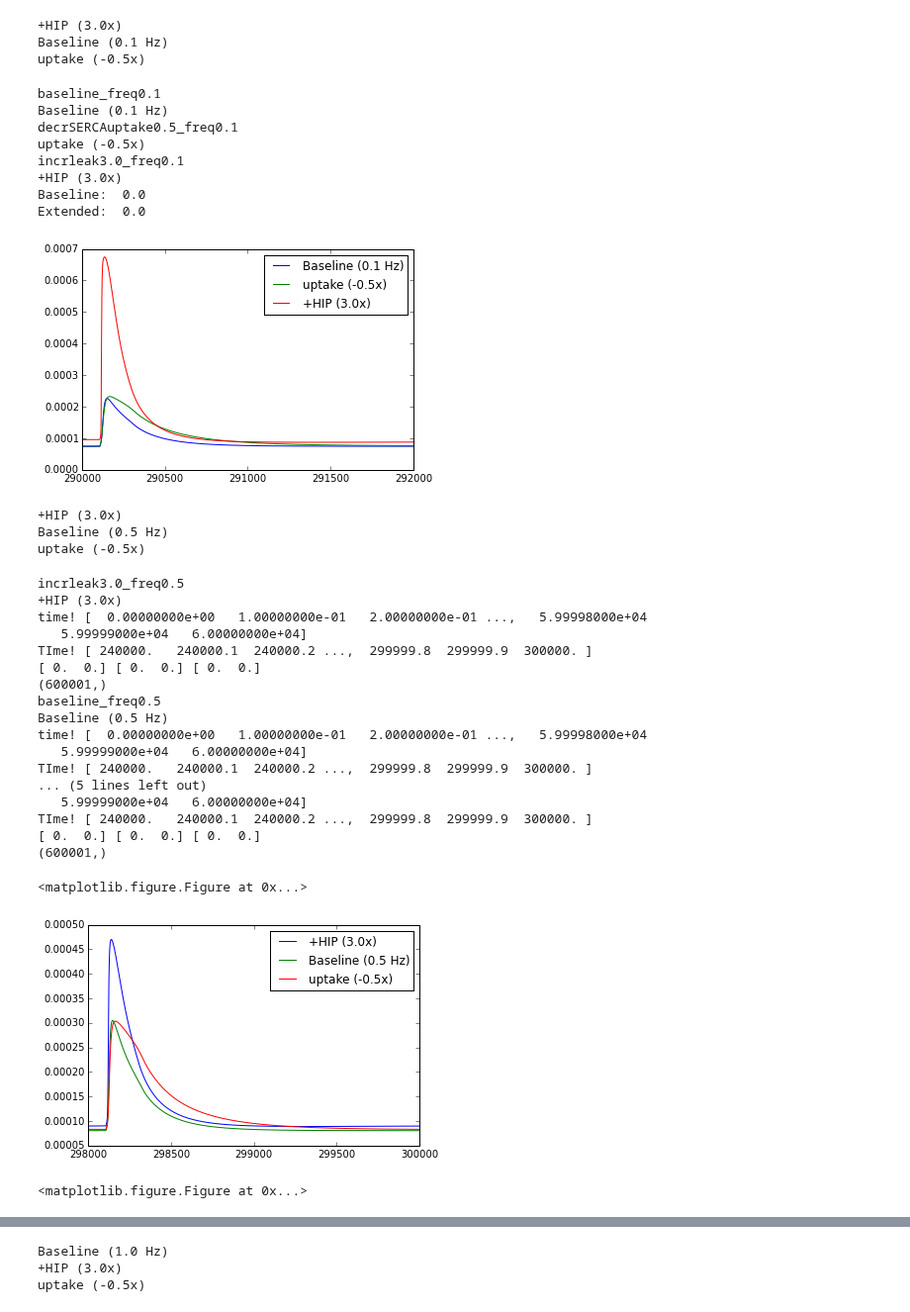
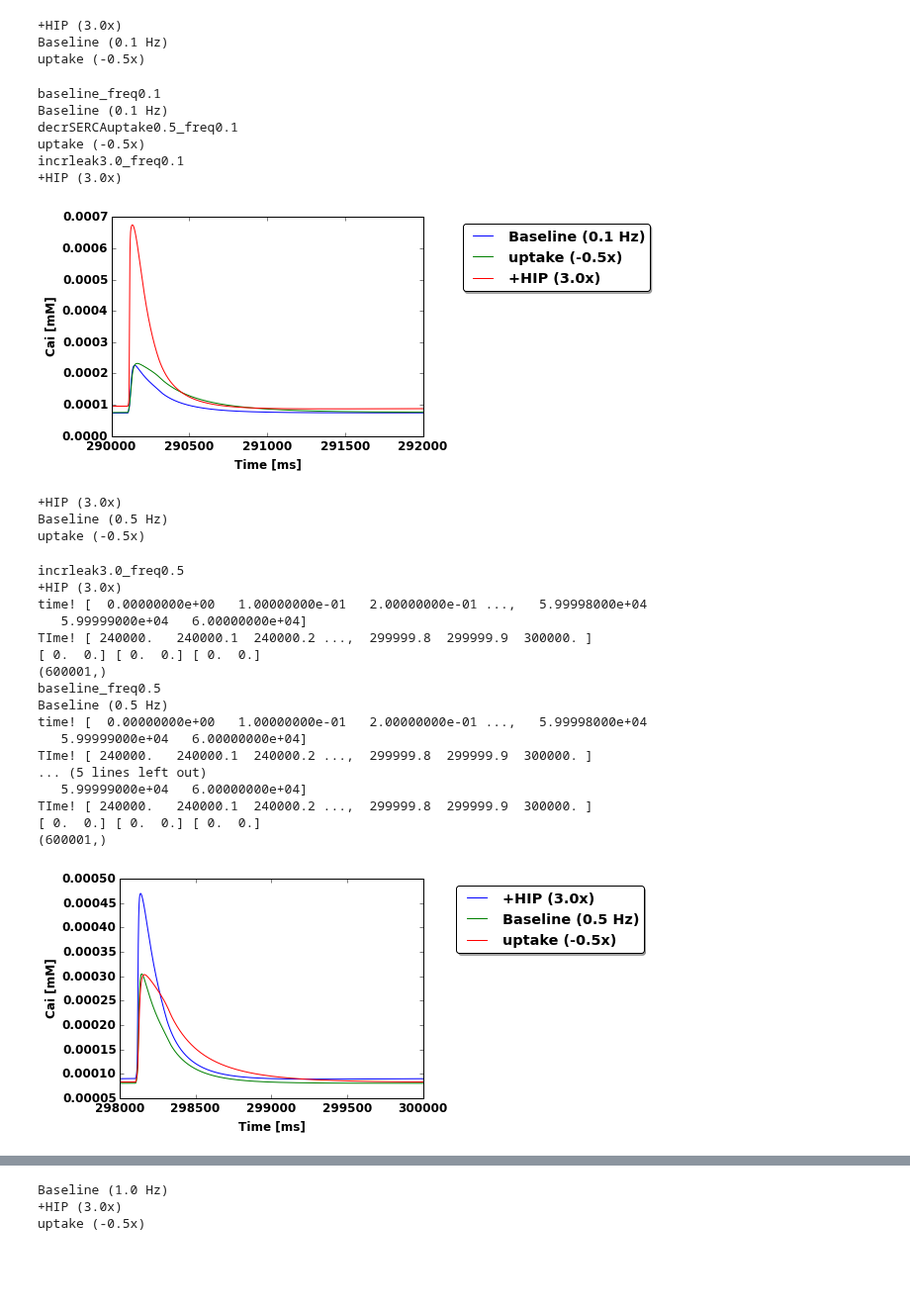
Before and after one commit to huskeypm/wholecell, a Jupyter notebook: despaSweep-paper.ipynb, the cells around one changed output, grey strips where cells are left out. Shown at 99% size. Drawn from its saved outputs; the diff is of its cells as text; code cells hidden in the pictures; blank space fills up the shorter version.

```diff
--- a/despaSweep-paper.ipynb
+++ b/despaSweep-paper.ipynb
@@ -159,2 +69,6 @@ plt.gcf().savefig(outFile)
+# %%
+font = {'weight' : 'bold',
+        'size'   : 12}
+matplotlib.rc('font', **font)
 # %% [markdown]
 #### Print all states/values
@@ -219,17 +114,17 @@ def init(freq_Hz=1.,
     case = Case.Case(tag=tag,label=label,args=args,nIntervals=nIntervals,T=T, name = name)
     caseDict[tag] = case
 
-    tag="decrSERCAuptake%3.1f_leak%3.1f_freq%3.1f"%(uptake,leak,freq_Hz)
-    label="uptake (-%3.1fx)"%uptake
-    name = root+"despa_%s.pickle"%(tag) # filename
-    args = [ # pass in cellml/gotran arguments (eg. in shannon_2004.ode)
-      "-var stim_period %f" % stim_period,
-      "-var V_max_Jpump %f " % (0.0053114*uptake), # 50% of uptake
-      "-var G_CaBk %f " % (0.0002513*leak), # baseline times 3.0
-      "-var G_NaBk %f " % (0.000297*leak) # baseline times 3.0
-      ]
-    case = Case.Case(tag=tag,label=label,args=args,nIntervals=nIntervals,T=T, name = name)
-    caseDict[tag] = case
+#    tag="decrSERCAuptake%3.1f_leak%3.1f_freq%3.1f"%(uptake,leak,freq_Hz)
+#    label="uptake (-%3.1fx)"%uptake
+#    name = root+"despa_%s.pickle"%(tag) # filename
+#    args = [ # pass in cellml/gotran arguments (eg. in shannon_2004.ode)
+#      "-var stim_period %f" % stim_period,
+#      "-var V_max_Jpump %f " % (0.0053114*uptake), # 50% of uptake
+#      "-var G_CaBk %f " % (0.0002513*leak), # baseline times 3.0
+#      "-var G_NaBk %f " % (0.000297*leak) # baseline times 3.0
+#      ]
+#    case = Case.Case(tag=tag,label=label,args=args,nIntervals=nIntervals,T=T, name = name)
+#    caseDict[tag] = case
 
     tag="incrleak%3.1f_freq%3.1f"%(leak,freq_Hz)
     label="+HIP (%3.1fx)"%leak
@@ -312,46 +207,41 @@ uptake (-0.5x)
 plt.figure()
 i=0
 max0_1=np.zeros(2)
 min0_1=np.zeros(2)
 diff0_1=np.zeros(2)
 for key, case in caseDicti.iteritems():
   print case.tag
   print case.label
   t = case.data['t']
   #t-= np.min(t)
   ti= t + T*(1-1/np.float(nIntervals)) # should define this elsewhere (dbl check)
   s = case.data['s']
   s_idx = case.data['s_idx']
 
 
   idx = s_idx.index("Cai")
   plt.plot(ti,s[:,idx],label=case.label)
 
   i=i+1
 
-#plt.figure()
-#idx = s_idx.index("Nai")
-#plt.plot(t,s[:,idx],label=case.label)
+plt.ylabel("Cai [mM]",**font)
+plt.xlabel("Time [ms]",**font)
 plt.xlim([290e3,292e3])
-plt.legend()
-outFile="%s.png"%case.name
-plt.gcf().savefig(outFile)
 
-#diff0_1b=diff0_1[0]
-#diff0_1x=diff0_1[1]
+outFile="decrSERCAuptake0.5_freq0.1_Cai.png"
 
-print "Baseline: ", diff0_1b
-print "Extended: ", diff0_1x
+plt.legend(bbox_to_anchor=(1.75,1.0),fancybox=True, shadow=True)
+plt.tight_layout()
+
+plt.gcf().savefig(outFile,bbox_extra_Artists=(),bbox_inches='tight')
 # %% [output]
 baseline_freq0.1
 Baseline (0.1 Hz)
 decrSERCAuptake0.5_freq0.1
 uptake (-0.5x)
 incrleak3.0_freq0.1
 +HIP (3.0x)
-Baseline:  0.0
-Extended:  0.0
-[figure, old version]
+[figure, new version]
 # %%
 freqi = "freq%3.1f"%(0.5)
 caseDicti = dict()
@@ -383,28 +273,21 @@ for key, case in caseDicti.iteritems():
 
   idx = s_idx.index("Cai")
   plt.plot(ti,s[:,idx],label=case.label)
- # print s[298e03:,idx]
- # max0_5[i] = np.amax(s[578e3:,idx])
- # min0_5[i] = np.amin(s[578e3:,idx])
- # diff0_5[i] = max0_5[i] - min0_5[i]
+
   print max0_5, min0_5, diff0_5
   i=i+1
   print np.shape(s[:,idx])
 
-#plt.figure()
-#idx = s_idx.index("Nai")
-#plt.plot(t,s[:,idx],label=case.label)
+plt.ylabel("Cai [mM]",**font)
+plt.xlabel("Time [ms]",**font)
 plt.xlim([298e3,300e3])
-plt.legend()
-outFile="%s.png"%case.name
-plt.gcf().savefig(outFile, dpi=300)
 
-plt.figure()
+outFile="decrSERCAuptake0.5_freq0.5_Cai.png"
 
-#diff0_5x=diff0_5[0]
+plt.legend(bbox_to_anchor=(1.75,1.0),fancybox=True, shadow=True)
+plt.tight_layout()
 
-#print "Baseline: ", diff0_5b
-#print "Extended: ", diff0_5x
+plt.gcf().savefig(outFile,bbox_extra_Artists=(),bbox_inches='tight')
 # %% [output]
 incrleak3.0_freq0.5
 +HIP (3.0x)
@@ -423,9 +306,7 @@ TIme! [ 240000.   240000.1  240000.2 ...,  299999.8  299999.9  300000. ]
 TIme! [ 240000.   240000.1  240000.2 ...,  299999.8  299999.9  300000. ]
 [ 0.  0.] [ 0.  0.] [ 0.  0.]
 (600001,)
-<matplotlib.figure.Figure at 0x...>
-[figure, old version]
+[figure, new version]
-<matplotlib.figure.Figure at 0x...>
 # %%
 plt.figure()
 i=0
```
Also changed, not shown: parts of 49 cells of this notebook.
